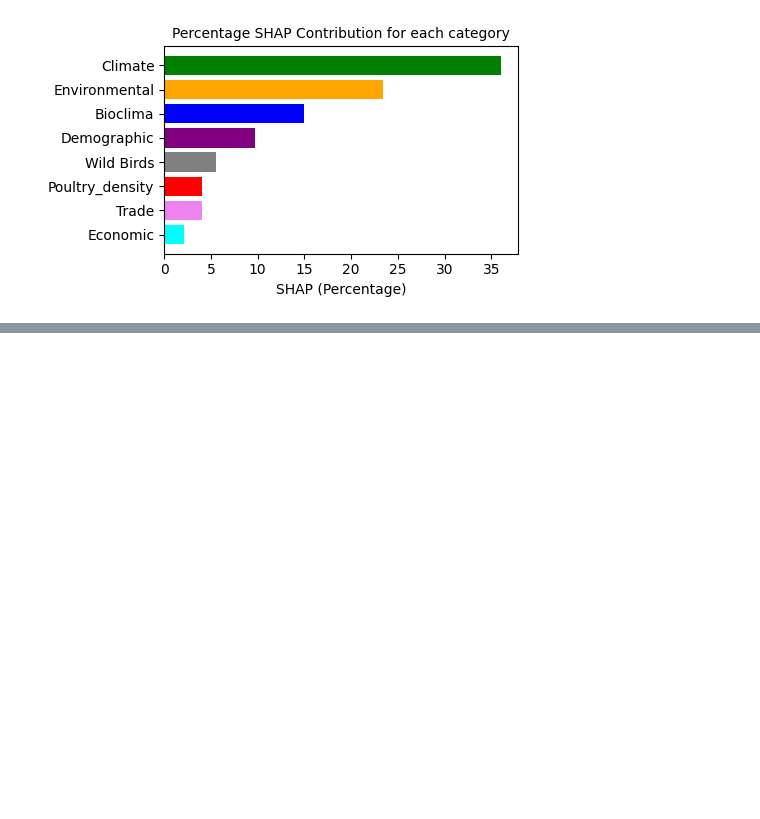
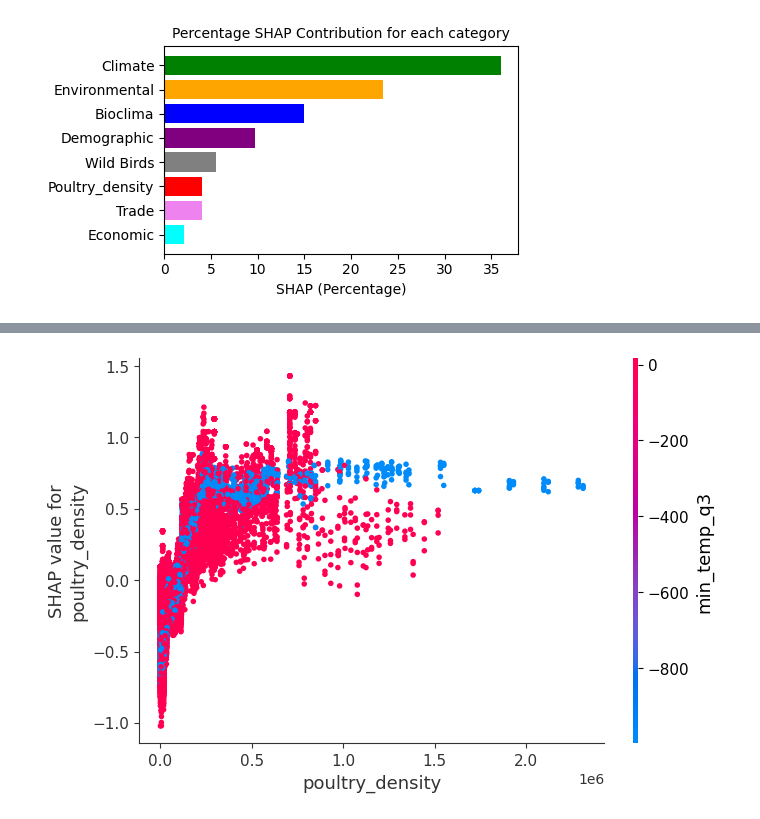
Before and after one commit to rogomichael/onehealth_data, a Jupyter notebook: analysis.ipynb, the cells around one changed output, grey strips where cells are left out. Cells and saved outputs as stored; diff of their text form; code cells hidden in the pictures; blank space fills up the shorter version.

```diff
--- a/analysis.ipynb
+++ b/analysis.ipynb
@@ -260,0 +271,4 @@ Done Processing...
+# %%
+shap.dependence_plot("poultry_density", shap_values2, X_train2, interaction_index="min_temp_q3")
+# %% [output]
+[figure, added]
```
Also changed, not shown: parts of 6 cells of this notebook, 16 other files.
